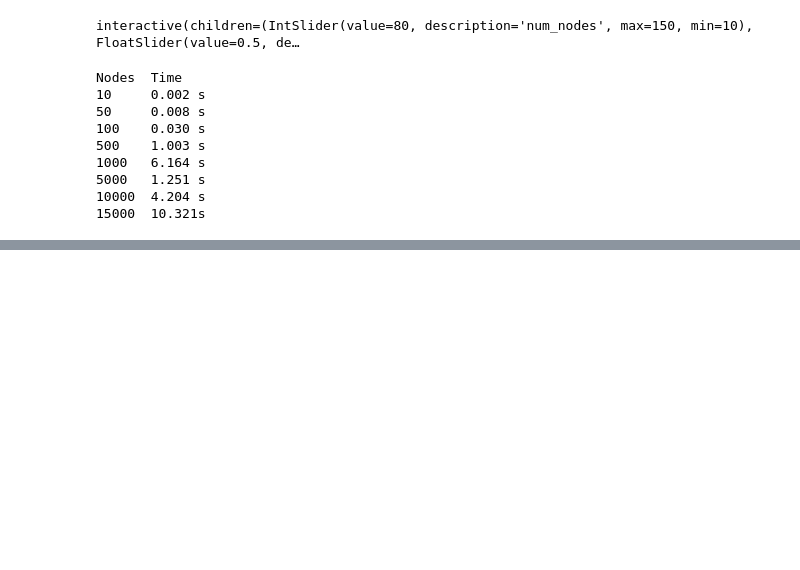
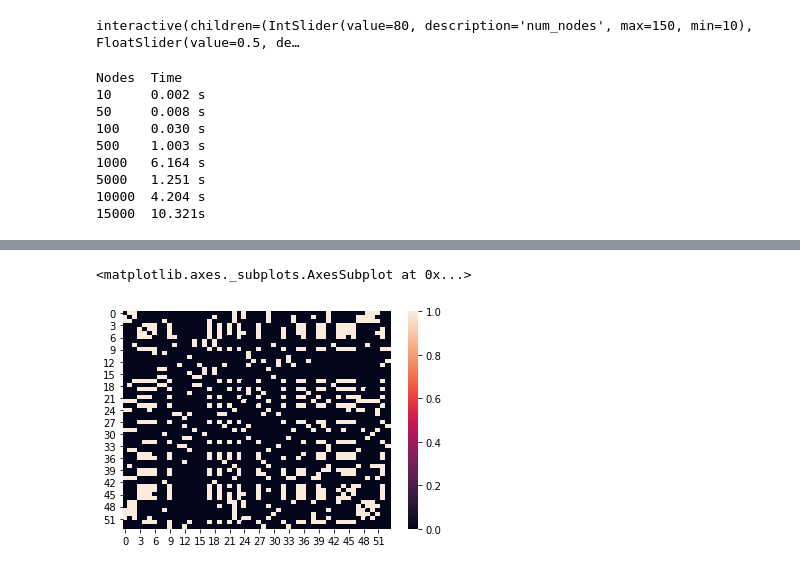
Before and after one commit to nishai/Graph-Network-Transfer, a Jupyter notebook: Generating graph data.ipynb, the cells around one changed output, grey strips where cells are left out. Cells and saved outputs as stored; diff of their text form; code cells hidden in the pictures; blank space fills up the shorter version.

```diff
--- a/Generating graph data.ipynb
+++ b/Generating graph data.ipynb
@@ -129,0 +188,5 @@ Nodes  Time
+# %%
+sns.heatmap(nx.adj_matrix(new_G).todense())
+# %% [output]
+<matplotlib.axes._subplots.AxesSubplot at 0x...>
+[figure, added]
```
Also changed, not shown: parts of 4 cells of this notebook.
